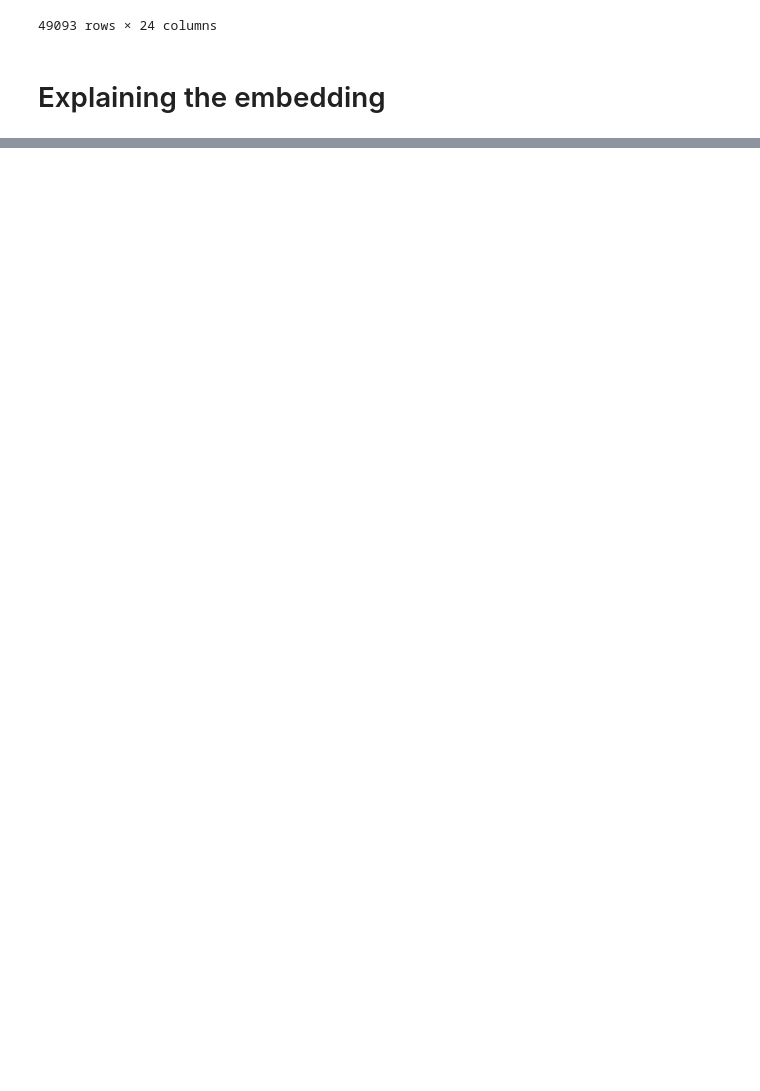
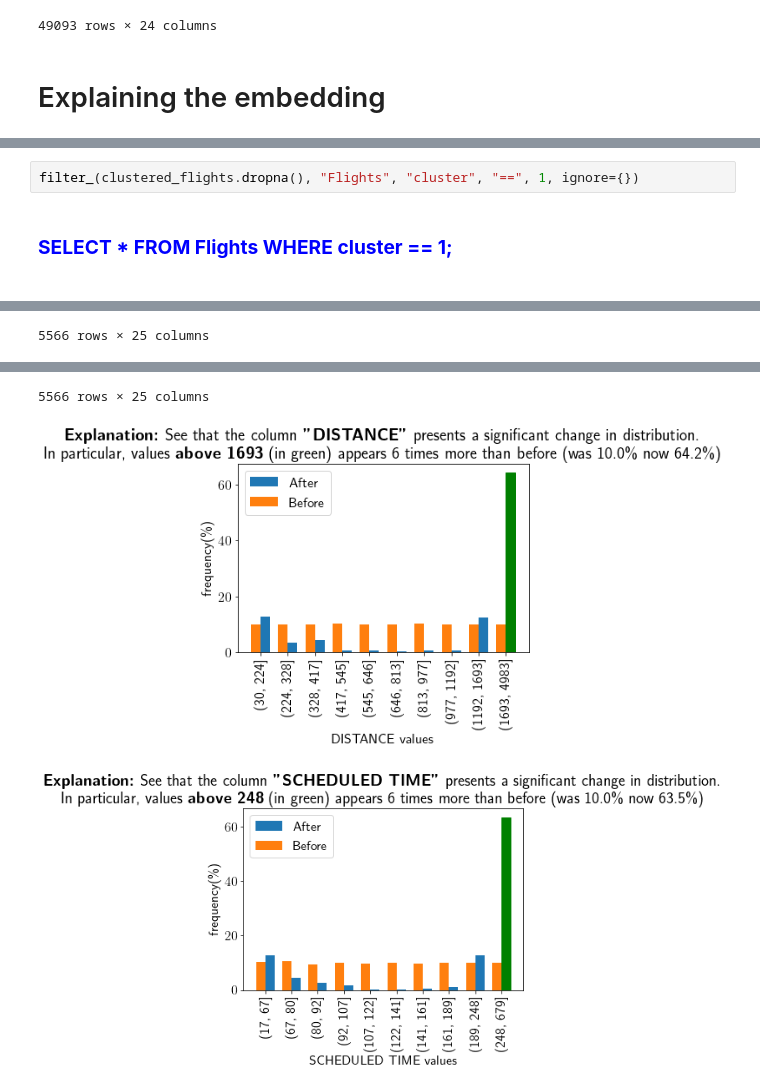
Before and after one commit to KathyRaz/TabEE, a Jupyter notebook: study_flights_dataset.ipynb, the cells around one changed output, grey strips where cells are left out. Drawn from its saved outputs; the diff is of its cells as text; blank space fills up the shorter version.

```diff
--- a/study_flights_dataset.ipynb
+++ b/study_flights_dataset.ipynb
@@ -64,0 +81,4 @@ SELECT * FROM Flights WHERE cluster == 0;
+# %%
+filter_(clustered_flights.dropna(), "Flights", "cluster", "==", 1, ignore={})
+# %% [output]
+SELECT * FROM Flights WHERE cluster == 1;
@@ -64,0 +97 @@ SELECT * FROM Flights WHERE cluster == 0;
+5566 rows × 25 columns
@@ -64,0 +110,3 @@ SELECT * FROM Flights WHERE cluster == 0;
+5566 rows × 25 columns
+[figure, added]
+[figure, added]
```
Also changed, not shown: parts of 45 cells of this notebook.
